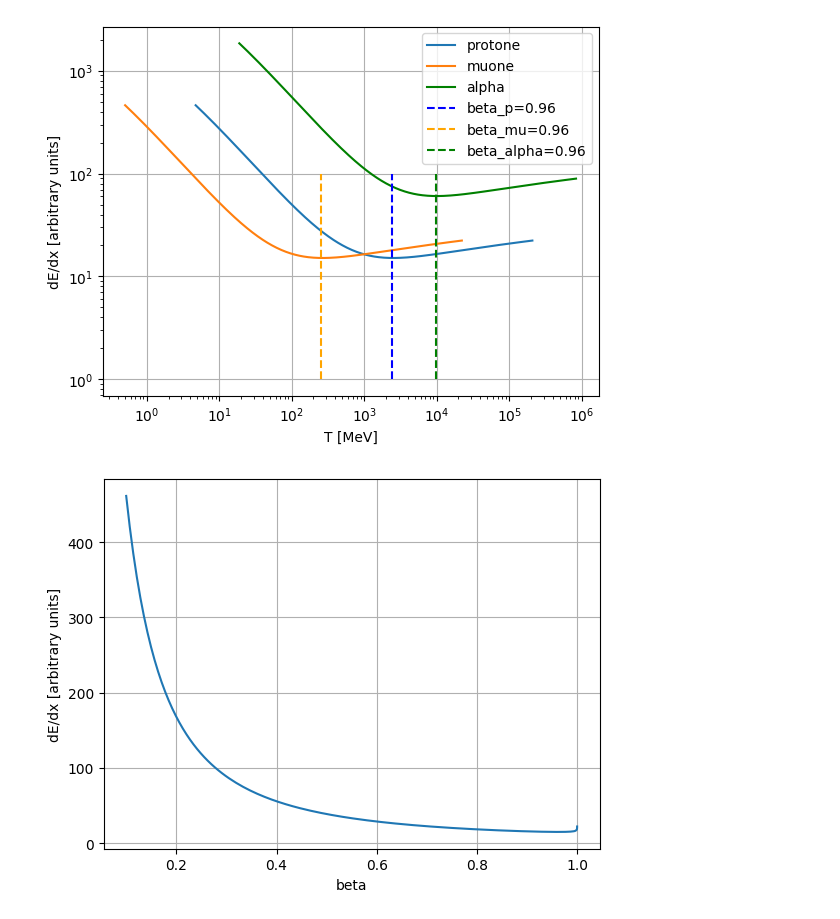
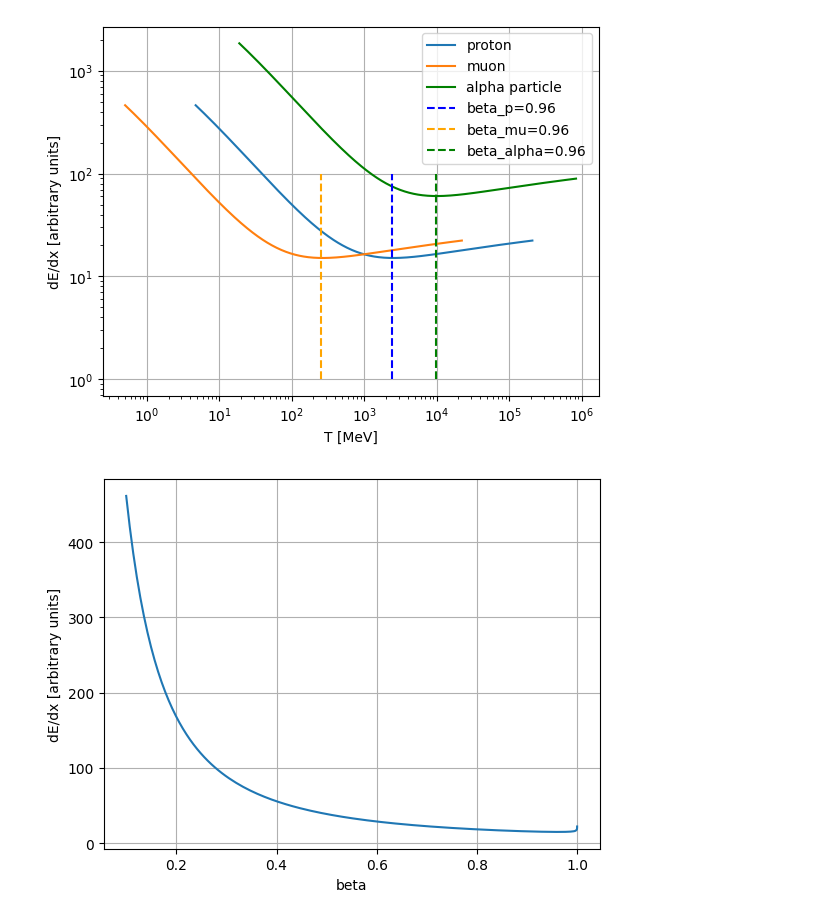
Before and after one commit to davide710/physics_simulations, a Jupyter notebook: bethe-bloch.ipynb, the cells around one changed output. Cells and saved outputs as stored; diff of their text form; code cells hidden in the pictures.

```diff
--- a/bethe-bloch.ipynb
+++ b/bethe-bloch.ipynb
@@ -9,19 +9,19 @@ T_alpha = 940*4 * (1/np.sqrt(1-beta**2) - 1)
 dEdx = 1/beta**2 * np.log(10**5 * beta**3/(1 - beta**2)) # 10^5 is completely arbitrary just to shift up the plot. dE/dx will be in arbitrary units but T will be correctly in MeV, and the minimum will be in the correct position
 dEdx_alpha = 2**2 * 1/beta**2 * np.log(10**5 * beta**3/(1 - beta**2))
 # %%
-plt.loglog(T_p, dEdx, label='protone')
-plt.loglog(T_mu, dEdx, label='muone')
-plt.loglog(T_alpha, dEdx_alpha, 'green', label='alpha')
+plt.loglog(T_p, dEdx, label='proton')
+plt.loglog(T_mu, dEdx, label='muon')
+plt.loglog(T_alpha, dEdx_alpha, 'green', label='alpha particle')
 plt.vlines(940 * (1/np.sqrt(1-0.96**2) - 1), 1, 100, 'blue', 'dashed', label='beta_p=0.96')
 plt.vlines(100 * (1/np.sqrt(1-0.96**2) - 1), 1, 100, 'orange', 'dashed',label='beta_mu=0.96')
 plt.vlines(940*4 * (1/np.sqrt(1-0.96**2) - 1), 1, 100, 'green', 'dashed',label='beta_alpha=0.96')
 plt.legend()
 plt.xlabel('T [MeV]')
 plt.ylabel('dE/dx [arbitrary units]')
 plt.grid()
 plt.show()
 # %% [output]
-[figure, old version]
+[figure, new version]
 # %%
 plt.plot(beta, dEdx)
 plt.grid()
```
Also changed, not shown: parts of 1 cell of this notebook, 1 other file.
